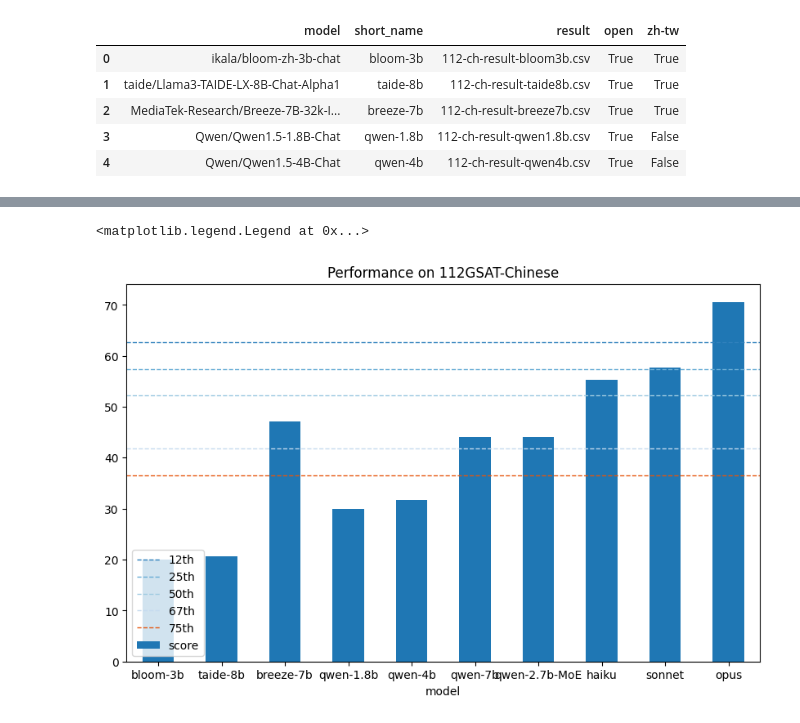
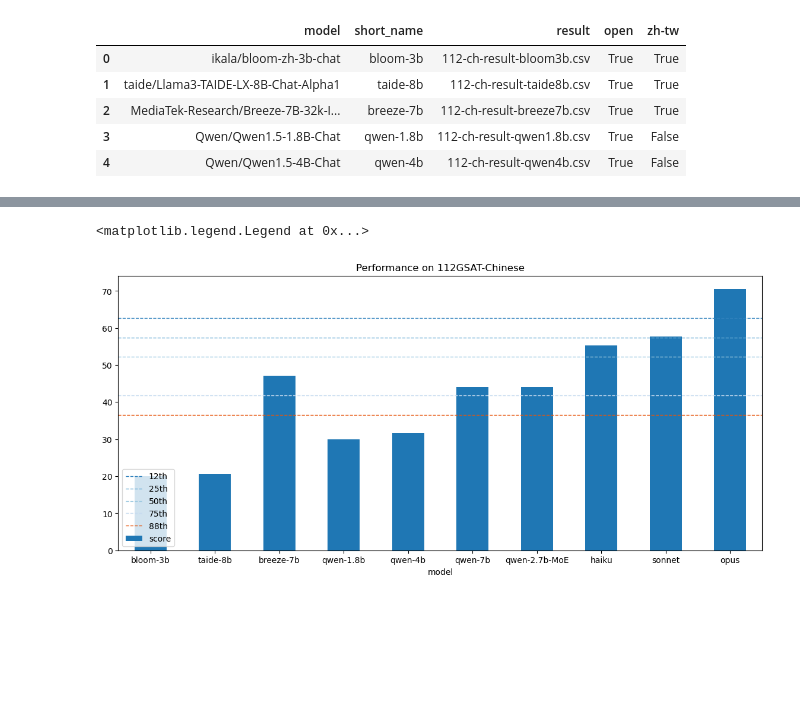
Before and after one commit to namwoam/dl-final, a Jupyter notebook: llm/evaluate.ipynb, the cells around one changed output, grey strips where cells are left out. Cells and saved outputs as stored; diff of their text form; code cells hidden in the pictures; blank space fills up the shorter version.

```diff
--- a/llm/evaluate.ipynb
+++ b/llm/evaluate.ipynb
@@ -34,14 +34,14 @@ results["score"] *= 100
 results.head()
 results = results.sort_values(["open","zh-tw","score"],ascending=[False ,False, True])
 # %%
-results.plot.bar(x='short_name', y='score', rot=0 , title=f"Performance on {test_name}" , xlabel="model",figsize=(12,6))
+results.plot.bar(x='short_name', y='score', rot=0 , title=f"Performance on {test_name}" , xlabel="model",figsize=(14,6))
 cm = plt.cm.get_cmap('tab20c')
 plt.axhline(y=62.63,linewidth=1,ls="--" ,color=cm.colors[0], label="12th")
 plt.axhline(y=57.41,linewidth=1,ls="--" ,color=cm.colors[1],label="25th")
 plt.axhline(y=52.19,linewidth=1,ls="--" ,color=cm.colors[2], label="50th")
-plt.axhline(y=41.75,linewidth=1,ls="--" ,color=cm.colors[3], label="67th")
-plt.axhline(y=36.54,linewidth=1,ls="--" ,color=cm.colors[4], label="75th")
+plt.axhline(y=41.75,linewidth=1,ls="--" ,color=cm.colors[3], label="75th")
+plt.axhline(y=36.54,linewidth=1,ls="--" ,color=cm.colors[4], label="88th")
 plt.legend()
 # %% [output]
 <matplotlib.legend.Legend at 0x...>
-[figure, old version]
+[figure, new version]
```
